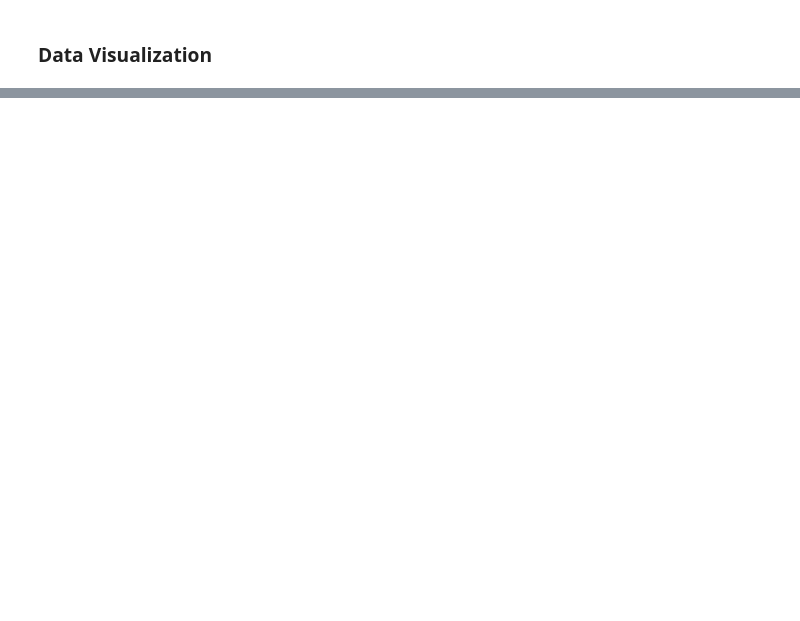
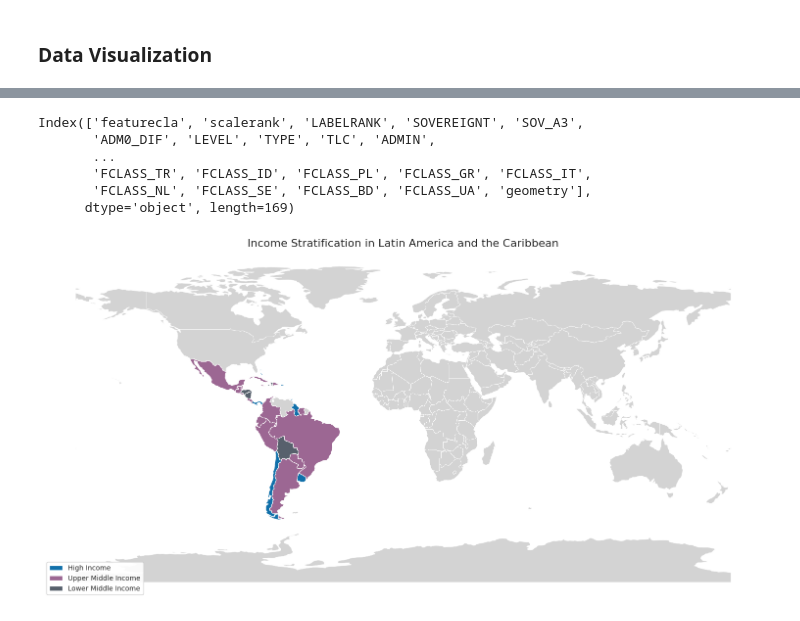
Before and after one commit to andreasoledadguerra/Economic_Inequality_LatinAmerica, a Jupyter notebook: inequality_LA.ipynb, the cells around one changed output, grey strips where cells are left out. Drawn from its saved outputs; the diff is of its cells as text; code cells hidden in the pictures; blank space fills up the shorter version.

```diff
--- a/inequality_LA.ipynb
+++ b/inequality_LA.ipynb
@@ -69,3 +128,65 @@ plt.show()
+# %%
+# Plotting Latino American income groups on the world map
+
+world = gpd.read_file('https://naciscdn.org/naturalearth/110m/cultural/ne_110m_admin_0_countries.zip')
+
+#Checking columns from the dataframe 'world'
+print(world.columns)
+# Detecting column of the code country
+iso_column = 'ISO_A3'
+
+# merging data for plot
+merged_data = world.merge(latinamerican_countries,
+                          left_on=iso_column,
+                          right_on='Country Code',
+                          how='left')
+# Subset data to Latin America and the Caribbean
+latam = merged_data[merged_data['Region'] == 'Latin America & Caribbean']
+
+# Plot the world as a light gray background
+fig, ax = plt.subplots(1, 1, figsize=(15, 10))
+
+world.plot(ax=ax, color='lightgray', edgecolor='white', linewidth=0.5)
+
+# Visualize Latin American countries, color-coded by income group
+colors = {
+    'High income': '#1170aa',       # Azul fuerte
+    'Upper middle income': '#9c6793', # ciruela claro
+    'Lower middle income': '#57606c'  # Gris oscuro
+}
+# Check if countries belong to the income group and plot only those that do
+for income_group, color in colors.items():
+    countries_in_group = latam[latam['IncomeGroup'] == income_group]
+    if not countries_in_group.empty:
+        countries_in_group.plot(
+            ax=ax,
+            color=color,
+            edgecolor='white',
+            linewidth=0.8
+        )
+
+# Customizing plot
+ax.set_title('Income Stratification in Latin America and the Caribbean', fontsize=16)
+ax.set_axis_off()
+
+legend_elements = [
+    Patch(facecolor='#1170aa', edgecolor='white', label='High Income'),
+    Patch(facecolor='#9c6793', edgecolor='white', label='Upper Middle Income'),
+    Patch(facecolor='#57606c', edgecolor='white', label='Lower Middle Income')
+]
+ax.legend(handles=legend_elements, loc='lower left', frameon=True, framealpha=0.9)
+
+plt.tight_layout()
+plt.savefig('latinamerica_income_map.png', dpi=300, bbox_inches='tight')
+plt.show()
+# %% [output]
+Index(['featurecla', 'scalerank', 'LABELRANK', 'SOVEREIGNT', 'SOV_A3',
+       'ADM0_DIF', 'LEVEL', 'TYPE', 'TLC', 'ADMIN',
+       ...
+       'FCLASS_TR', 'FCLASS_ID', 'FCLASS_PL', 'FCLASS_GR', 'FCLASS_IT',
+       'FCLASS_NL', 'FCLASS_SE', 'FCLASS_BD', 'FCLASS_UA', 'geometry'],
+      dtype='object', length=169)
+[figure, added]
 # %%
 latinamerican_countries_by_income['TableName'].apply(list)
 # %%
```
Also changed, not shown: parts of 9 cells of this notebook.
